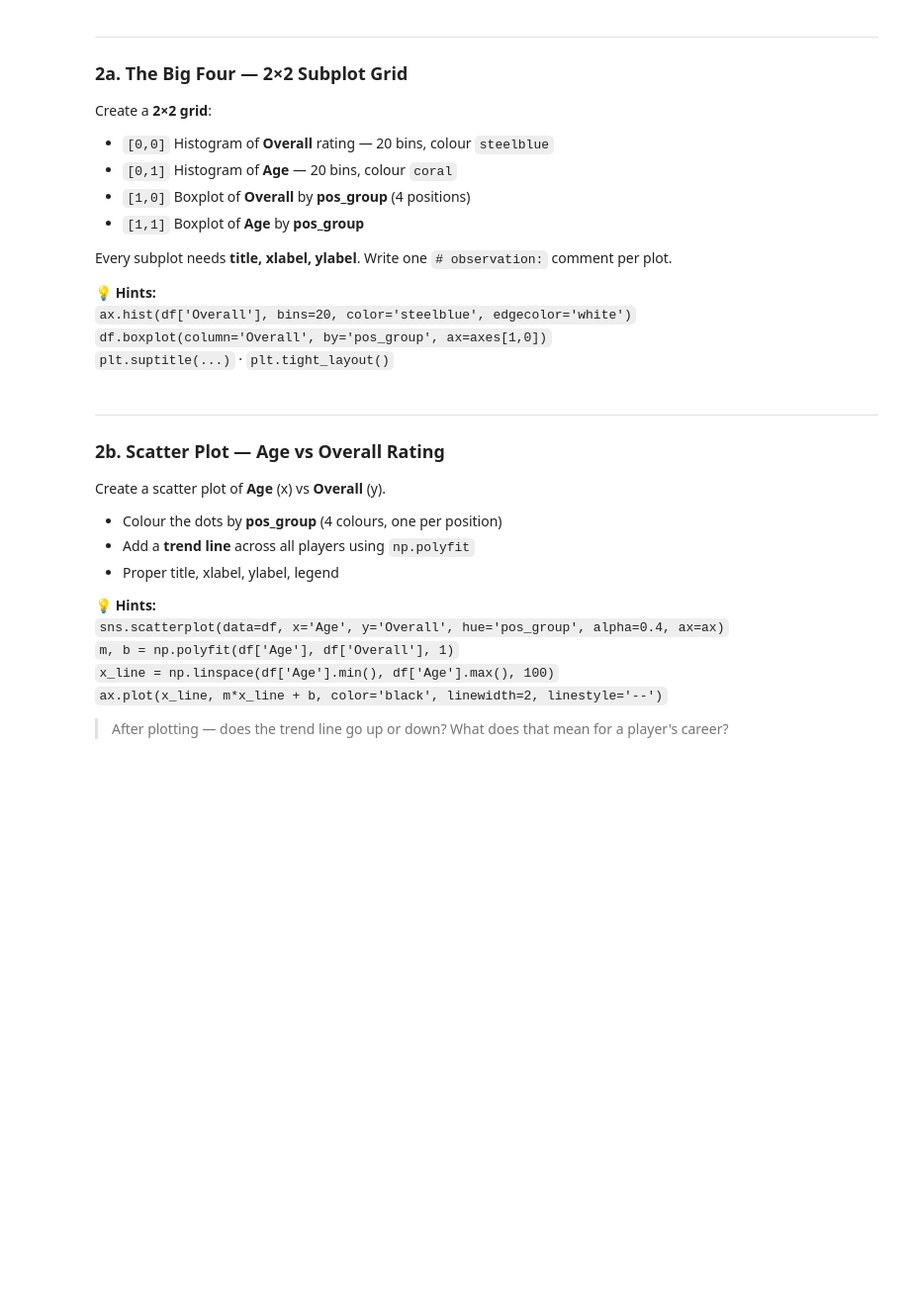
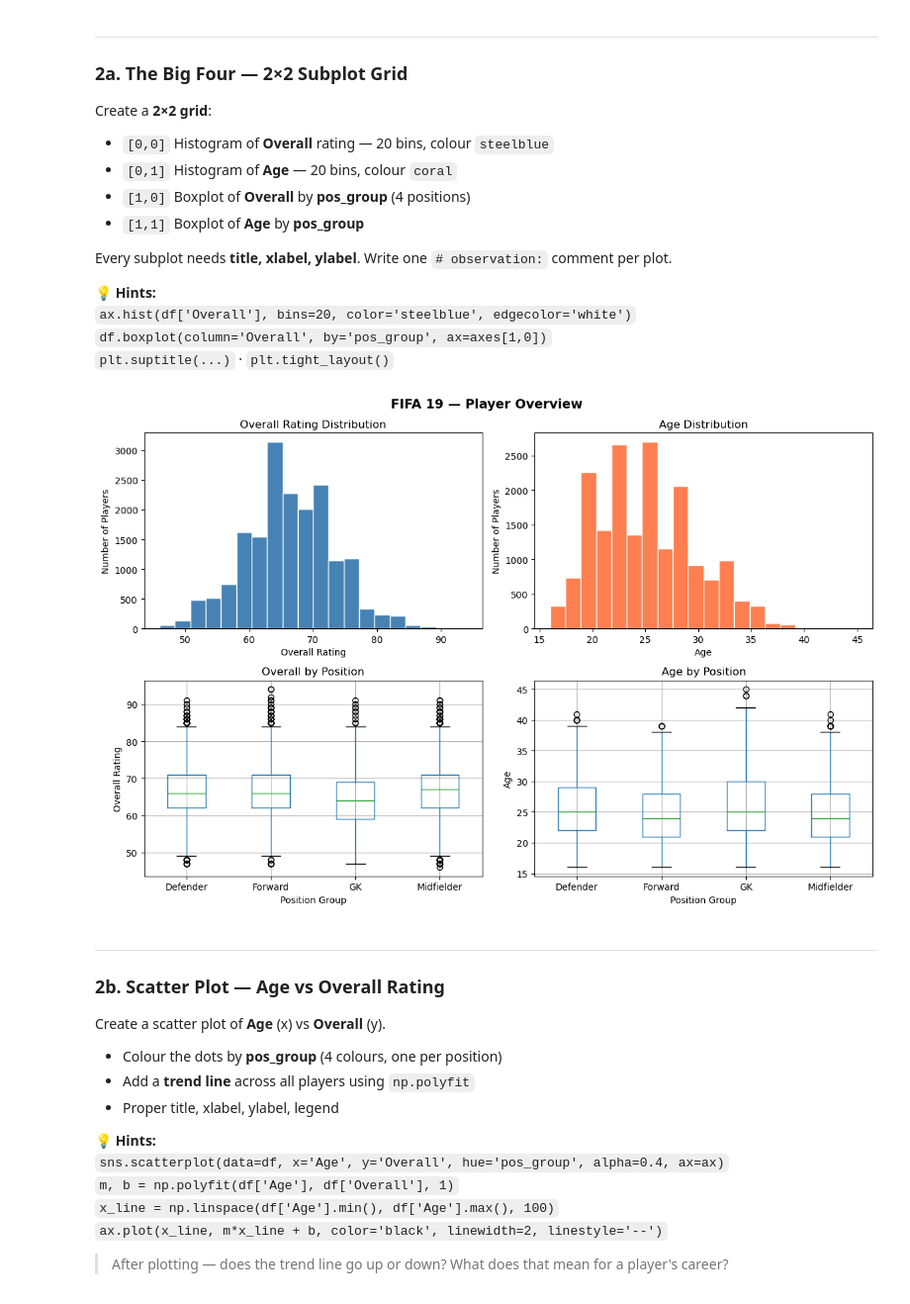
Before and after one commit to tashfeen786/AI-ML-BootCamp, a Jupyter notebook: NETSOL WORK/Week_4/fifa_challenge.ipynb, the cells around one changed output. Shown at 99% size. Cells and saved outputs as stored; diff of their text form; code cells hidden in the pictures; blank space fills up the shorter version.

```diff
--- a/NETSOL WORK/Week_4/fifa_challenge.ipynb
+++ b/NETSOL WORK/Week_4/fifa_challenge.ipynb
@@ -295,22 +295,40 @@ Every subplot needs **title, xlabel, ylabel**. Write one `# observation:` commen
 # %%
 # 2a — 2×2 Subplot Grid
 fig, axes = plt.subplots(2, 2, figsize=(12, 8))
 
 # [0,0] Histogram of Overall
 # observation:
-
+axes[0,0].hist(df['Overall'], bins=20, color='steelblue', edgecolor='white')
+axes[0,0].set_title('Overall Rating Distribution')
+axes[0,0].set_xlabel('Overall Rating')
+axes[0,0].set_ylabel('Number of Players')
 # [0,1] Histogram of Age
 # observation:
-
+axes[0,1].hist(df['Age'], bins=20, color='coral', edgecolor='white')
+axes[0,1].set_title('Age Distribution')
+axes[0,1].set_xlabel('Age')
+axes[0,1].set_ylabel('Number of Players')
 # [1,0] Boxplot: Overall by pos_group
 # observation:
+df.boxplot(column='Overall', by='pos_group', ax=axes[1,0])
+axes[1,0].set_title('Overall by Position')
+axes[1,0].set_xlabel('Position Group')
+axes[1,0].set_ylabel('Overall Rating')
 
 # [1,1] Boxplot: Age by pos_group
 # observation:
 
+df.boxplot(column='Age', by='pos_group', ax=axes[1,1])
+axes[1,1].set_title('Age by Position')
+axes[1,1].set_xlabel('Position Group')
+axes[1,1].set_ylabel('Age')
+
+
 plt.suptitle('FIFA 19 — Player Overview', fontsize=14, fontweight='bold')
 plt.tight_layout()
 plt.show()
+# %% [output]
+[figure, added]
 # %% [markdown]
 ---
 ### 2b. Scatter Plot — Age vs Overall Rating
```
Also changed, not shown: parts of 2 cells of this notebook.
